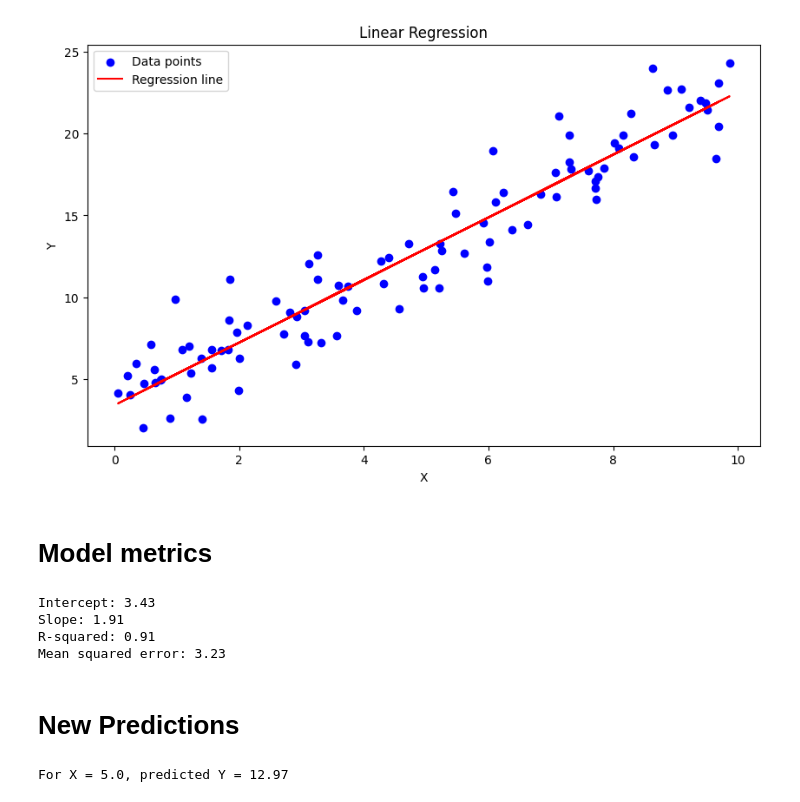
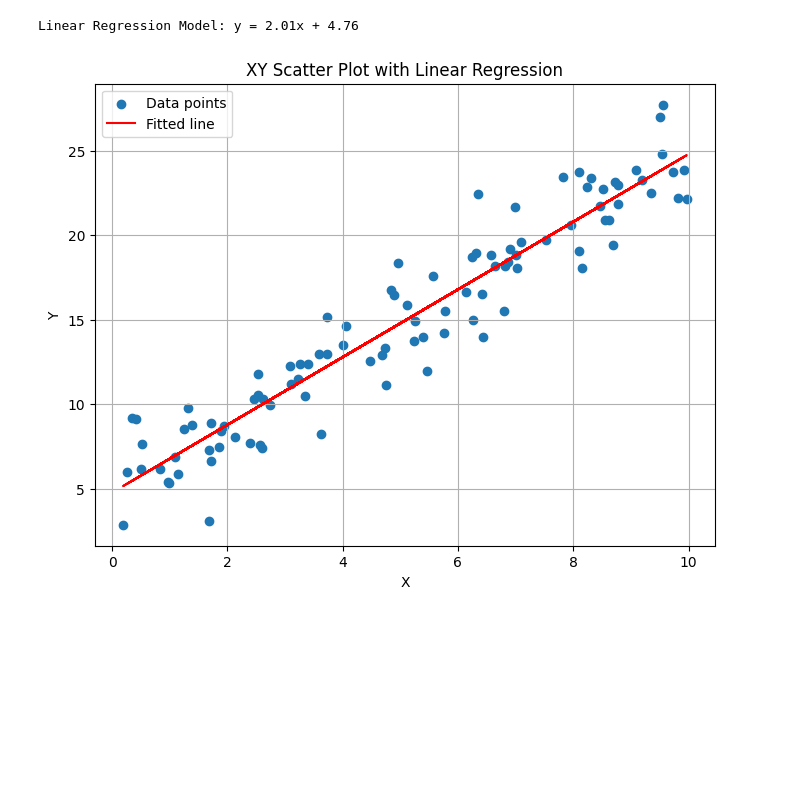
Before and after one commit to dissabnd/Applied-AI-in-Chemical-and-Process-Engineering, a Jupyter notebook: 1_vibecoding.ipynb, the cells around one changed output. Saved outputs shown, nothing was run; the diff lists cells and outputs as text; code cells hidden in the pictures; blank space fills up the shorter version.

```diff
--- a/1_vibecoding.ipynb
+++ b/1_vibecoding.ipynb
@@ -31,0 +5,10 @@ y = 2 * X + 3+ np.random.randn(100, 1)*2
+# %%
+# prompt: create a random x data and linearly correlated y data with a noise
+
+import numpy as np
+
+# Generate random x data
+x = np.random.rand(100) * 10
+
+# Generate linearly correlated y data with noise
+y = 2 * x + 5 + np.random.randn(100) * 2
@@ -46,45 +47,29 @@ We will use the standard linear regression method in scikit-learn. We will first
 # %%
+# prompt: Fit a linear regression with scikit learn
+
+from sklearn.linear_model import LinearRegression
+# Reshape x to be a 2D array since scikit-learn expects input features this way
+X = x.reshape(-1, 1)
+# Create a Linear Regression model
 model = LinearRegression()
+# Fit the model to the data
 model.fit(X, y)
-
-# Make predictions
+# Get the coefficients (slope) and intercept
+slope = model.coef_[0]
+intercept = model.intercept_
+print(f"Linear Regression Model: y = {slope:.2f}x + {intercept:.2f}")
+# Predict y values using the fitted model
 y_pred = model.predict(X)
-
-# Plot the data and the regression line
-plt.figure(figsize=(10, 6))
-plt.scatter(X, y, color='blue', label='Data points')
-plt.plot(X, y_pred, color='red', label='Regression line')
+# Plot the scatter plot and the fitted line
+plt.figure(figsize=(8, 6))
+plt.scatter(x, y, label='Data points')
+plt.plot(x, y_pred, color='red', label='Fitted line')
 plt.xlabel('X')
 plt.ylabel('Y')
-plt.title('Linear Regression')
+plt.title('XY Scatter Plot with Linear Regression')
 plt.legend()
+plt.grid(True)
 plt.show()
 # %% [output]
+Linear Regression Model: y = 2.01x + 4.76
-[figure, old version]
+[figure, new version]
-# %% [markdown]
-# Model metrics
-# %%
-
-# Print model coefficients and performance metrics
-print(f"Intercept: {model.intercept_[0]:.2f}")
-print(f"Slope: {model.coef_[0][0]:.2f}")
-print(f"R-squared: {r2_score(y, y_pred):.2f}")
-print(f"Mean squared error: {mean_squared_error(y, y_pred):.2f}")
-# %% [output]
-Intercept: 3.43
-Slope: 1.91
-R-squared: 0.91
-Mean squared error: 3.23
-# %% [markdown]
-# New Predictions
-# %%
-# Function to predict Y for a given X
-def predict_y(x):
-    return model.predict([[x]])[0][0]
-
-# Example usage
-x_input = 5.0
-y_predicted = predict_y(x_input)
-print(f"\nFor X = {x_input}, predicted Y = {y_predicted:.2f}")
-# %% [output]
-For X = 5.0, predicted Y = 12.97
```
Also changed, not shown: parts of 13 cells of this notebook.
